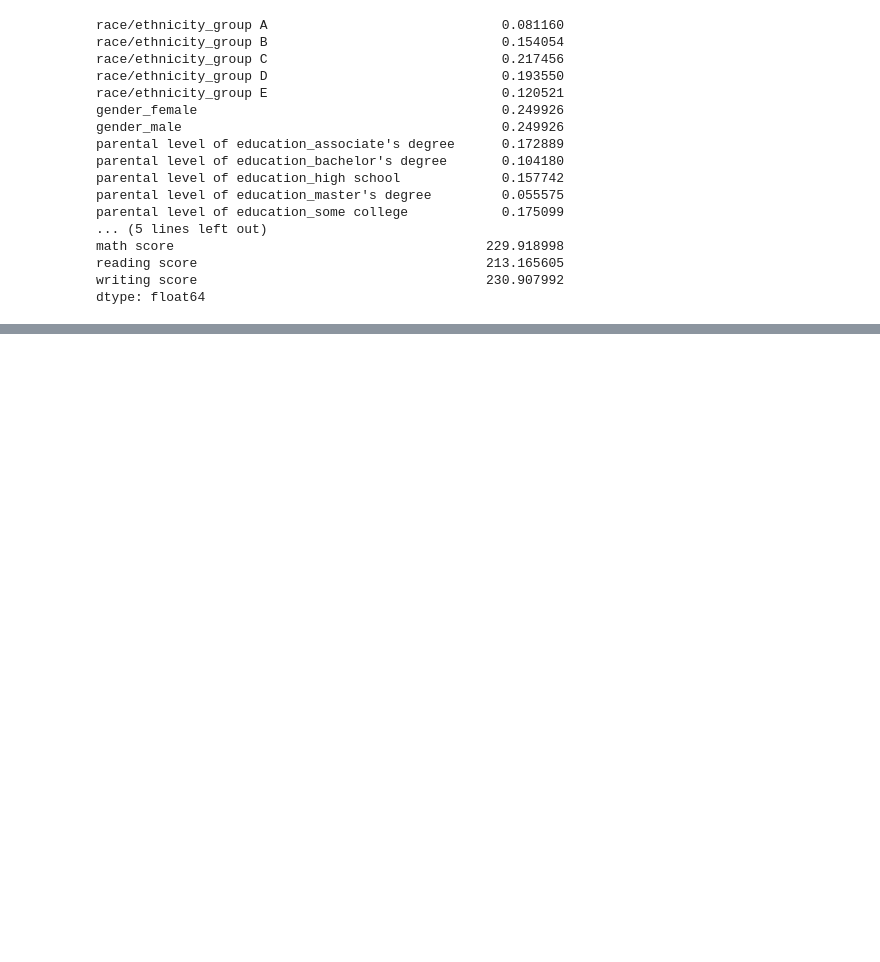
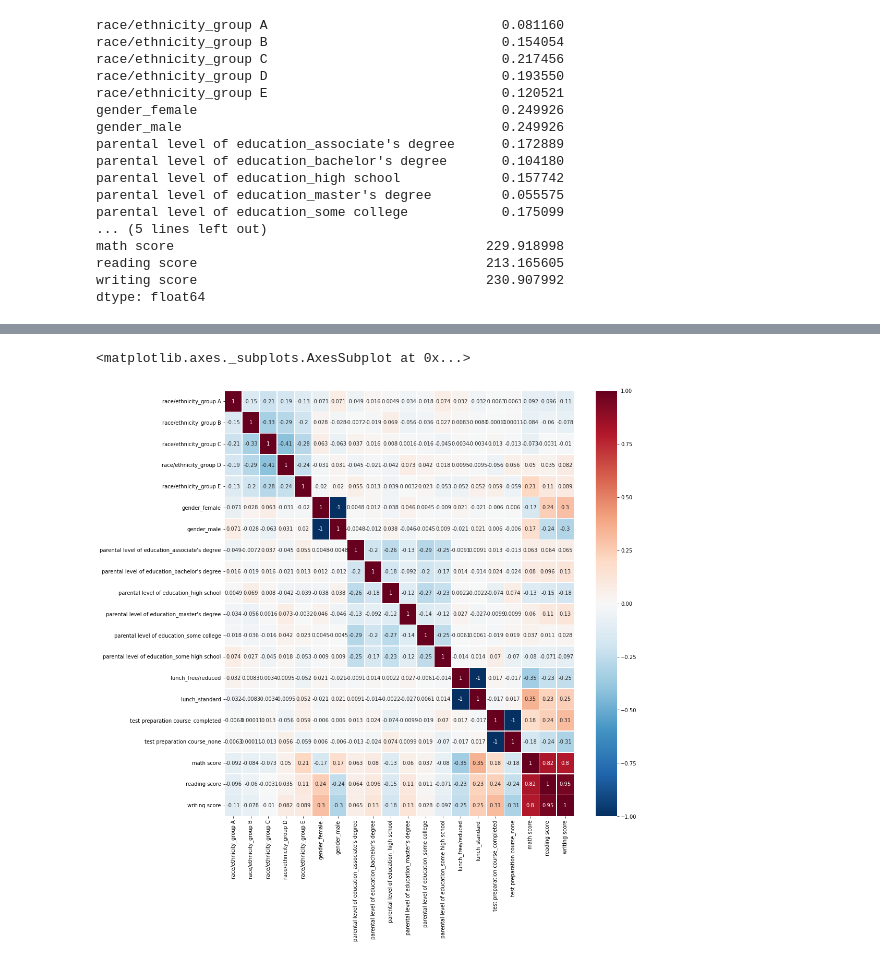
Before and after one commit to vale314/machine-learning-course-CUCEI-00, a Jupyter notebook: Project.ipynb, the cells around one changed output, grey strips where cells are left out. Drawn from its saved outputs; the diff is of its cells as text; code cells hidden in the pictures; blank space fills up the shorter version.

```diff
--- a/Project.ipynb
+++ b/Project.ipynb
@@ -372,0 +349,3 @@ Transcript written on notebook.log.
+# %%
+pearsoncorr = dfG.corr(method='pearson')
+pearsoncorr
@@ -372,0 +370,14 @@ Transcript written on notebook.log.
+# %%
+fig, ax = plt.subplots(figsize=(15,15))         # Sample figsize in inches
+
+sb.heatmap(pearsoncorr,
+            xticklabels=pearsoncorr.columns,
+            yticklabels=pearsoncorr.columns,
+            cmap='RdBu_r',
+            annot=True,
+            linewidths=.5,
+            ax=ax
+            )
+# %% [output]
+<matplotlib.axes._subplots.AxesSubplot at 0x...>
+[figure, added]
```
Also changed, not shown: parts of 16 cells of this notebook.
